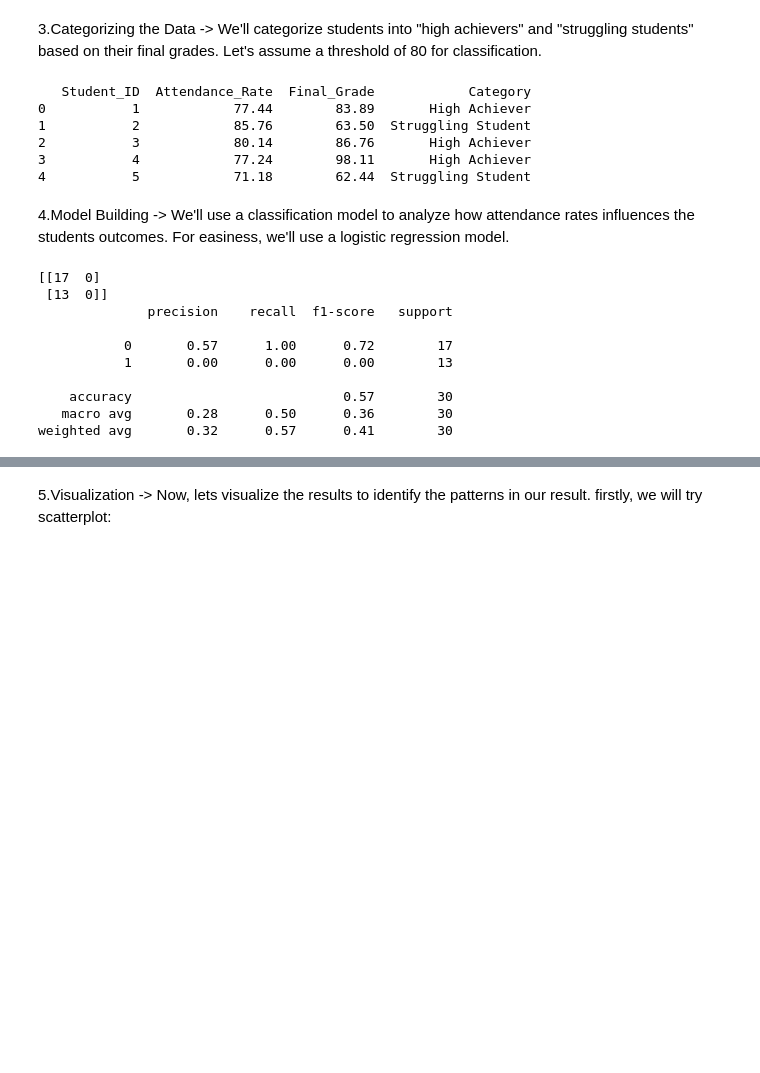
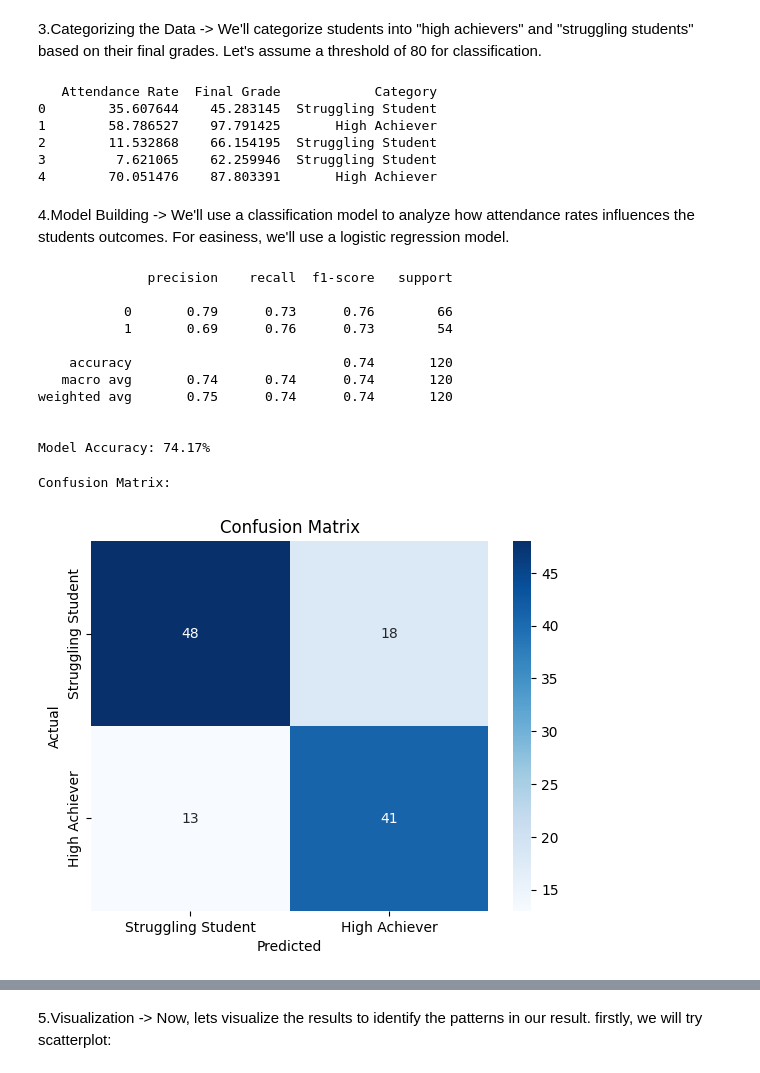
Before and after one commit to Umang-Manandhar/Project, a Jupyter notebook: project02.ipynb, the cells around one changed output, grey strips where cells are left out. Cells and saved outputs as stored; diff of their text form; code cells hidden in the pictures; blank space fills up the shorter version.

```diff
--- a/project02.ipynb
+++ b/project02.ipynb
@@ -51,10 +77,7 @@ Steps:
 1. Load and inspect Data
 ->  first, we will load the data and inspect it:
 # %%
-import pandas as pd
 
-# Load the data
-data = pd.read_csv('students_performance.csv')
 
 # Inspect the data
 print(data.head())
@@ -80,9 +102,3 @@ None
 # %% [markdown]
 2.DATA Cleaning
 ->   We'll handle any missing values and outliers. For this dataset, it looks clean, but we'll ensure there are no missing values.
-# %%
-# Check for missing values
-print(data.isna().sum())
-
-# Handle missing values if any
-data.dropna(inplace=True)
@@ -95,20 +112,18 @@ dtype: int64
 3.Categorizing the Data
 ->  We'll categorize students into "high achievers" and "struggling students" based on their final grades. Let's assume a threshold of 80 for classification.
 # %%
-# Define the threshold for classification
-threshold = 80
+high_achievers_threshold = 80  # Threshold for classification
+data['Category'] = data['Final Grade'].apply(lambda x: 'High Achiever' if x >= high_achievers_threshold else 'Struggling Student')
 
-# Create a new column for classification
-data['Category'] = data['Final_Grade'].apply(lambda x: 'High Achiever' if x >= threshold else 'Struggling Student')
 
 print(data.head())
 # %% [output]
-   Student_ID  Attendance_Rate  Final_Grade            Category
-0           1            77.44        83.89       High Achiever
-1           2            85.76        63.50  Struggling Student
-2           3            80.14        86.76       High Achiever
-3           4            77.24        98.11       High Achiever
-4           5            71.18        62.44  Struggling Student
+   Attendance Rate  Final Grade            Category
+0        35.607644    45.283145  Struggling Student
+1        58.786527    97.791425       High Achiever
+2        11.532868    66.154195  Struggling Student
+3         7.621065    62.259946  Struggling Student
+4        70.051476    87.803391       High Achiever
 # %% [markdown]
 4.Model Building
 ->  We'll use a classification model to analyze how attendance rates influences the students outcomes. For easiness, we'll use a logistic regression model.
@@ -119,36 +134,54 @@ from sklearn.linear_model import LogisticRegression
 from sklearn.metrics import classification_report, confusion_matrix
 
 # Features and target variable
-X = data[['Attendance_Rate']]
+X = data[['Attendance Rate']]
 y = data['Category']
+grades=data['Final Grade']
 
-# Encode target variable
+# Encoding target variables here
 y = y.map({'High Achiever': 1, 'Struggling Student': 0})
 
-# Split the data into training and test sets
-X_train, X_test, y_train, y_test = train_test_split(X, y, test_size=0.3, random_state=42)
+# Train ,test split
+X_train, X_test, y_train, y_test,grades_train,grades_test = train_test_split(X, y,grades, test_size=0.3, random_state=42)
 
-# Standardize the feature
+# Feature Standardization
 scaler = StandardScaler()
 X_train_scaled = scaler.fit_transform(X_train)
 X_test_scaled = scaler.transform(X_test)
 
-# Train the model
+# Training the model
 model = LogisticRegression()
 model.fit(X_train_scaled, y_train)
 
-# Predict and evaluate
+# Predicting on the test set
 y_pred = model.predict(X_test_scaled)
-print(confusion_matrix(y_test, y_pred))
 print(classification_report(y_test, y_pred))
+
+# Accuracy
+accuracy = model.score(X_test_scaled, y_test)
+print(f"\nModel Accuracy: {accuracy * 100:.2f}%")
 # %% [output]
-[[17  0]
- [13  0]]
               precision    recall  f1-score   support
 
-           0       0.57      1.00      0.72        17
-           1       0.00      0.00      0.00        13
+           0       0.79      0.73      0.76        66
+           1       0.69      0.76      0.73        54
 
-    accuracy                           0.57        30
-   macro avg       0.28      0.50      0.36        30
-weighted avg       0.32      0.57      0.41        30
+    accuracy                           0.74       120
+   macro avg       0.74      0.74      0.74       120
+weighted avg       0.75      0.74      0.74       120
+
+
+Model Accuracy: 74.17%
+# %%
+import seaborn as sns
+import  matplotlib.pyplot as plt
+print("Confusion Matrix:")
+conf_matrix = confusion_matrix(y_test, y_pred)
+sns.heatmap(conf_matrix, annot=True, fmt='d', cmap='Blues', xticklabels=['Struggling Student', 'High Achiever'], yticklabels=['Struggling Student', 'High Achiever'])
+plt.xlabel('Predicted')
+plt.ylabel('Actual')
+plt.title('Confusion Matrix')
+plt.show()
+# %% [output]
+Confusion Matrix:
+[figure, added]
```
Also changed, not shown: parts of 14 cells of this notebook, 1 other file.
